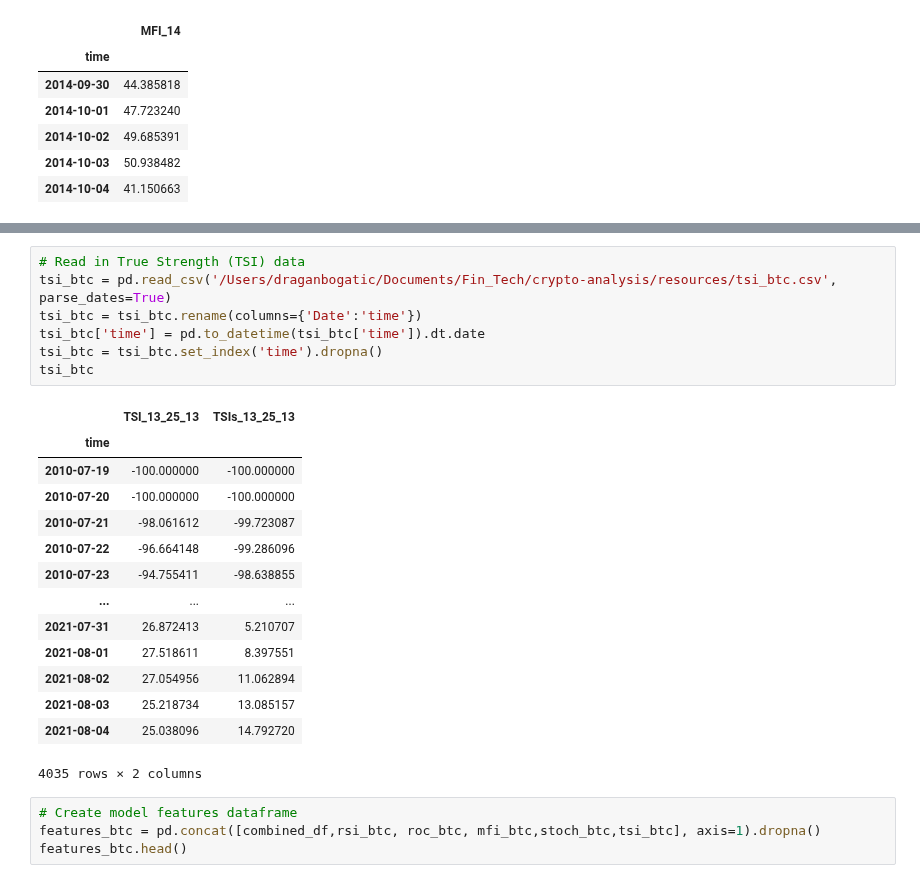
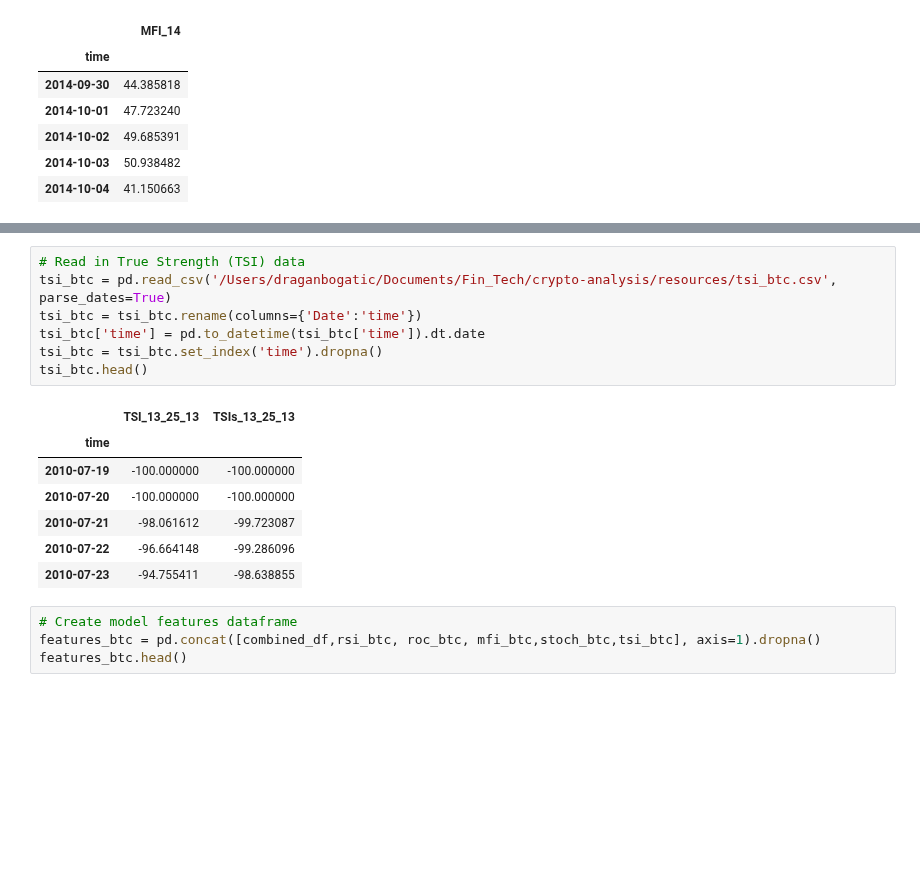
Before and after one commit to dbogatic/crypto-analysis, a Jupyter notebook: btc_price_direction.ipynb, the cells around one changed output, grey strips where cells are left out. Saved outputs shown, nothing was run; the diff lists cells and outputs as text; blank space fills up the shorter version.

```diff
--- a/btc_price_direction.ipynb
+++ b/btc_price_direction.ipynb
@@ -179,25 +172,18 @@ stoch_btc
 # %%
 # Read in True Strength (TSI) data
 tsi_btc = pd.read_csv('/Users/draganbogatic/Documents/Fin_Tech/crypto-analysis/resources/tsi_btc.csv', parse_dates=True)
 tsi_btc = tsi_btc.rename(columns={'Date':'time'})
 tsi_btc['time'] = pd.to_datetime(tsi_btc['time']).dt.date
 tsi_btc = tsi_btc.set_index('time').dropna()
-tsi_btc
+tsi_btc.head()
 # %% [output]
 |  | TSI_13_25_13 | TSIs_13_25_13 |
 | time |  |  |
 | 2010-07-19 | -100.000000 | -100.000000 |
 | 2010-07-20 | -100.000000 | -100.000000 |
 | 2010-07-21 | -98.061612 | -99.723087 |
 | 2010-07-22 | -96.664148 | -99.286096 |
 | 2010-07-23 | -94.755411 | -98.638855 |
-| ... | ... | ... |
-| 2021-07-31 | 26.872413 | 5.210707 |
-| 2021-08-01 | 27.518611 | 8.397551 |
-| 2021-08-02 | 27.054956 | 11.062894 |
-| 2021-08-03 | 25.218734 | 13.085157 |
-| 2021-08-04 | 25.038096 | 14.792720 |
-4035 rows × 2 columns
 # %%
 # Create model features dataframe
 features_btc = pd.concat([combined_df,rsi_btc, roc_btc, mfi_btc,stoch_btc,tsi_btc], axis=1).dropna()
```
Also changed, not shown: parts of 6 cells of this notebook, 2 other files.
